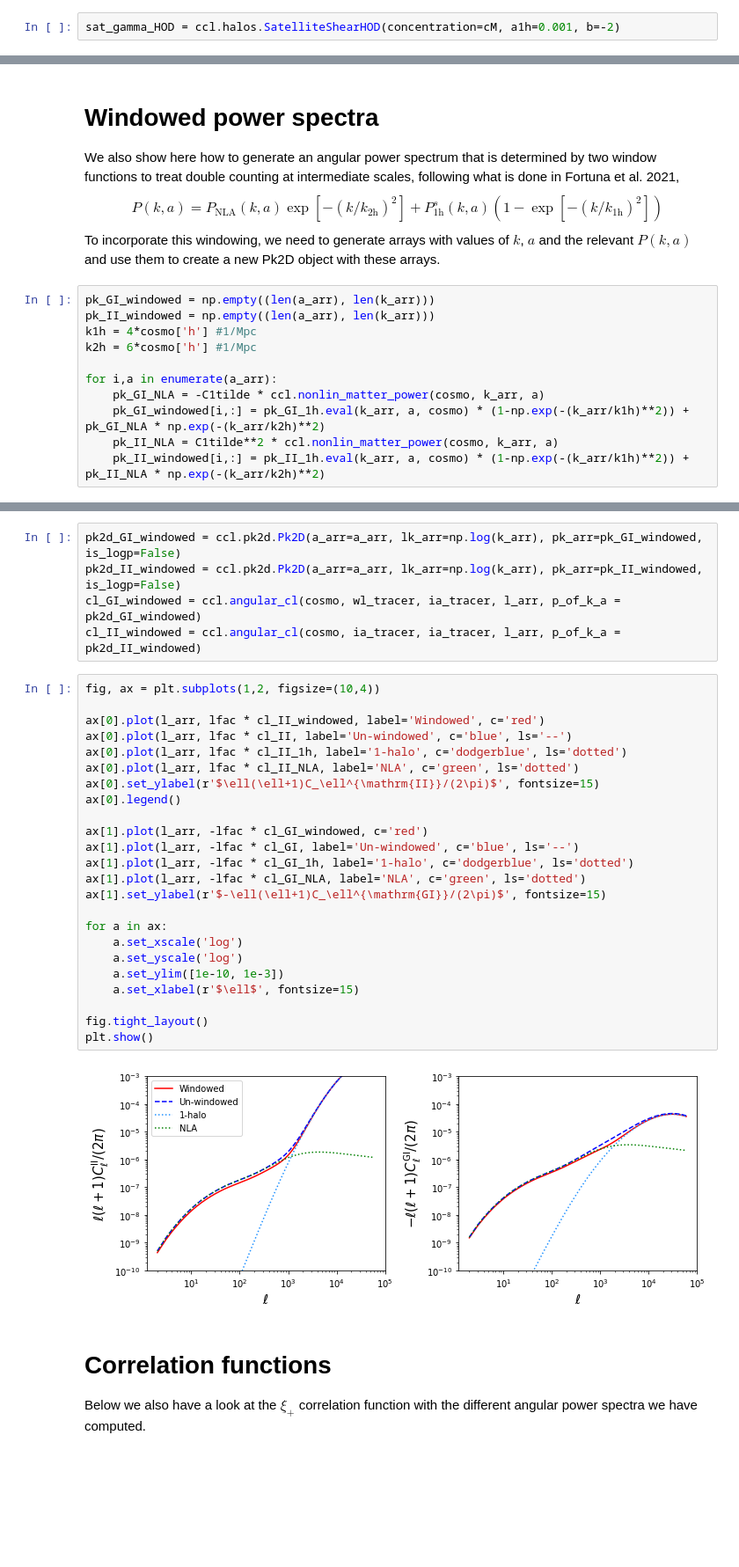
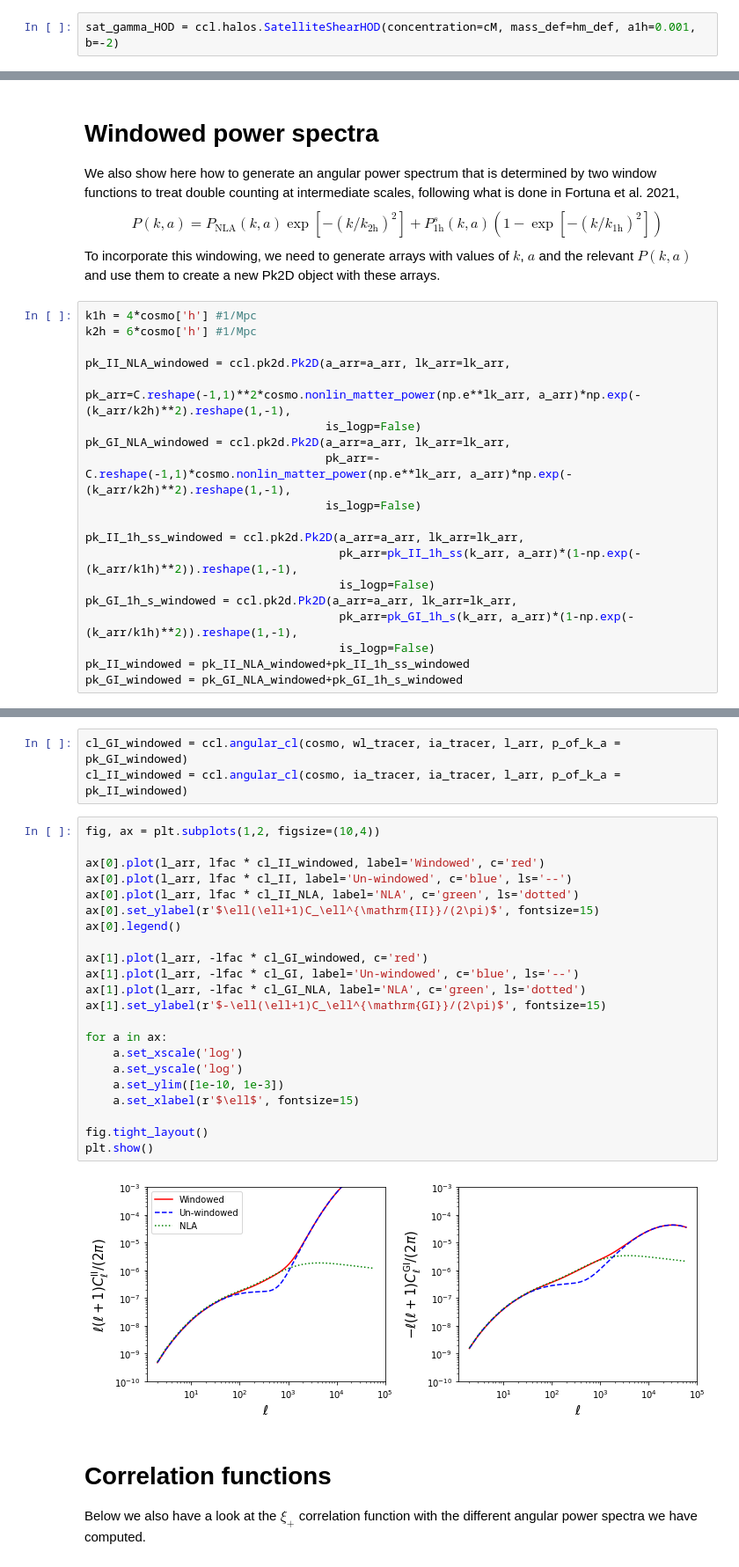
Before and after one commit to LSSTDESC/CCLX, a Jupyter notebook: Halo model for IA.ipynb, the cells around one changed output, grey strips where cells are left out. Shown at 88% size. Saved outputs shown, nothing was run; the diff lists cells and outputs as text; blank space fills up the shorter version.

```diff
--- a/Halo model for IA.ipynb
+++ b/Halo model for IA.ipynb
@@ -36,7 +36,7 @@ hmc = ccl.halos.HMCalculator(mass_function=nM, halo_bias=bM, mass_def="200m", nl
 # %% [markdown]
 For this halo model, which is based on Fortuna et al. (2021, [https://arxiv.org/abs/2003.02700](https://arxiv.org/abs/2003.02700)), we will need a halo mass profile (taken to be an NFW) and a satellite intrinsic ellipticity/shear profile $\gamma^I(\mathbf{r}, M)$. Power spectra can then be computed by taking the Fourier transform of these profiles. To do this in CCL, we generate a satellite shear HOD:
 # %%
-sat_gamma_HOD = ccl.halos.SatelliteShearHOD(concentration=cM, a1h=0.001, b=-2)
+sat_gamma_HOD = ccl.halos.SatelliteShearHOD(concentration=cM, mass_def=hm_def, a1h=0.001, b=-2)
 # %% [markdown]
 # Satellite intrinsic shear profile
 The real part of the satellite intrinsic shear profile is determined by $\bar{\gamma}$ which is taken to be
@@ -190,15 +244,23 @@ $$
 P(k,a) = P_\mathrm{NLA}(k,a)\exp\left[-(k/k_\mathrm{2h})^2\right]+P_\mathrm{1h}^s(k,a)\left(1-\exp\left[-(k/k_\mathrm{1h})^2\right]\right)
 $$
 To incorporate this windowing, we need to generate arrays with values of $k$, $a$ and the relevant $P(k,a)$ and use them to create a new Pk2D object with these arrays.
-# %%
-pk_GI_windowed = np.empty((len(a_arr), len(k_arr)))
-pk_II_windowed = np.empty((len(a_arr), len(k_arr)))
-k1h = 4*cosmo['h'] #1/Mpc
-k2h = 6*cosmo['h'] #1/Mpc
-
-for i,a in enumerate(a_arr):
-    pk_GI_NLA = -C1tilde * ccl.nonlin_matter_power(cosmo, k_arr, a)
-    pk_GI_windowed[i,:] = pk_GI_1h.eval(k_arr, a, cosmo) * (1-np.exp(-(k_arr/k1h)**2)) + pk_GI_NLA * np.exp(-(k_arr/k2h)**2)
-    pk_II_NLA = C1tilde**2 * ccl.nonlin_matter_power(cosmo, k_arr, a)
-    pk_II_windowed[i,:] = pk_II_1h.eval(k_arr, a, cosmo) * (1-np.exp(-(k_arr/k1h)**2)) + pk_II_NLA * np.exp(-(k_arr/k2h)**2)
+# %%
+k1h = 4*cosmo['h'] #1/Mpc
+k2h = 6*cosmo['h'] #1/Mpc
+
+pk_II_NLA_windowed = ccl.pk2d.Pk2D(a_arr=a_arr, lk_arr=lk_arr,
+                                   pk_arr=C.reshape(-1,1)**2*cosmo.nonlin_matter_power(np.e**lk_arr, a_arr)*np.exp(-(k_arr/k2h)**2).reshape(1,-1),
+                                   is_logp=False)
+pk_GI_NLA_windowed = ccl.pk2d.Pk2D(a_arr=a_arr, lk_arr=lk_arr,
+                                   pk_arr=-C.reshape(-1,1)*cosmo.nonlin_matter_power(np.e**lk_arr, a_arr)*np.exp(-(k_arr/k2h)**2).reshape(1,-1),
+                                   is_logp=False)
+
+pk_II_1h_ss_windowed = ccl.pk2d.Pk2D(a_arr=a_arr, lk_arr=lk_arr,
+                                     pk_arr=pk_II_1h_ss(k_arr, a_arr)*(1-np.exp(-(k_arr/k1h)**2)).reshape(1,-1),
+                                     is_logp=False)
+pk_GI_1h_s_windowed = ccl.pk2d.Pk2D(a_arr=a_arr, lk_arr=lk_arr,
+                                     pk_arr=pk_GI_1h_s(k_arr, a_arr)*(1-np.exp(-(k_arr/k1h)**2)).reshape(1,-1),
+                                     is_logp=False)
+pk_II_windowed = pk_II_NLA_windowed+pk_II_1h_ss_windowed
+pk_GI_windowed = pk_GI_NLA_windowed+pk_GI_1h_s_windowed
 # %% [markdown]
@@ -206,34 +268,30 @@ Now, we create the Pk2D objects and use them to calculate the angular correlatio
 # %%
-pk2d_GI_windowed = ccl.pk2d.Pk2D(a_arr=a_arr, lk_arr=np.log(k_arr), pk_arr=pk_GI_windowed, is_logp=False)
-pk2d_II_windowed = ccl.pk2d.Pk2D(a_arr=a_arr, lk_arr=np.log(k_arr), pk_arr=pk_II_windowed, is_logp=False)
-cl_GI_windowed = ccl.angular_cl(cosmo, wl_tracer, ia_tracer, l_arr, p_of_k_a = pk2d_GI_windowed)
-cl_II_windowed = ccl.angular_cl(cosmo, ia_tracer, ia_tracer, l_arr, p_of_k_a = pk2d_II_windowed)
+cl_GI_windowed = ccl.angular_cl(cosmo, wl_tracer, ia_tracer, l_arr, p_of_k_a = pk_GI_windowed)
+cl_II_windowed = ccl.angular_cl(cosmo, ia_tracer, ia_tracer, l_arr, p_of_k_a = pk_II_windowed)
 # %%
 fig, ax = plt.subplots(1,2, figsize=(10,4))
 
 ax[0].plot(l_arr, lfac * cl_II_windowed, label='Windowed', c='red')
 ax[0].plot(l_arr, lfac * cl_II, label='Un-windowed', c='blue', ls='--')
-ax[0].plot(l_arr, lfac * cl_II_1h, label='1-halo', c='dodgerblue', ls='dotted')
 ax[0].plot(l_arr, lfac * cl_II_NLA, label='NLA', c='green', ls='dotted')
 ax[0].set_ylabel(r'$\ell(\ell+1)C_\ell^{\mathrm{II}}/(2\pi)$', fontsize=15)
 ax[0].legend()
 
 ax[1].plot(l_arr, -lfac * cl_GI_windowed, c='red')
 ax[1].plot(l_arr, -lfac * cl_GI, label='Un-windowed', c='blue', ls='--')
-ax[1].plot(l_arr, -lfac * cl_GI_1h, label='1-halo', c='dodgerblue', ls='dotted')
 ax[1].plot(l_arr, -lfac * cl_GI_NLA, label='NLA', c='green', ls='dotted')
 ax[1].set_ylabel(r'$-\ell(\ell+1)C_\ell^{\mathrm{GI}}/(2\pi)$', fontsize=15)
 
 for a in ax:
     a.set_xscale('log')
     a.set_yscale('log')
     a.set_ylim([1e-10, 1e-3])
     a.set_xlabel(r'$\ell$', fontsize=15)
 
 fig.tight_layout()
 plt.show()
 # %% [output]
-[figure, old version]
+[figure, new version]
 # %% [markdown]
 # Correlation functions
 
```
Also changed, not shown: parts of 30 cells of this notebook.
